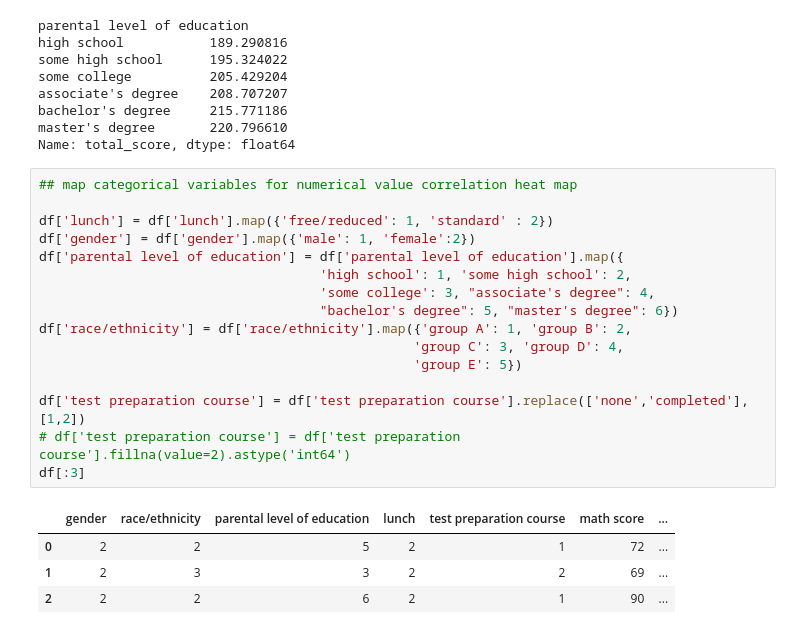
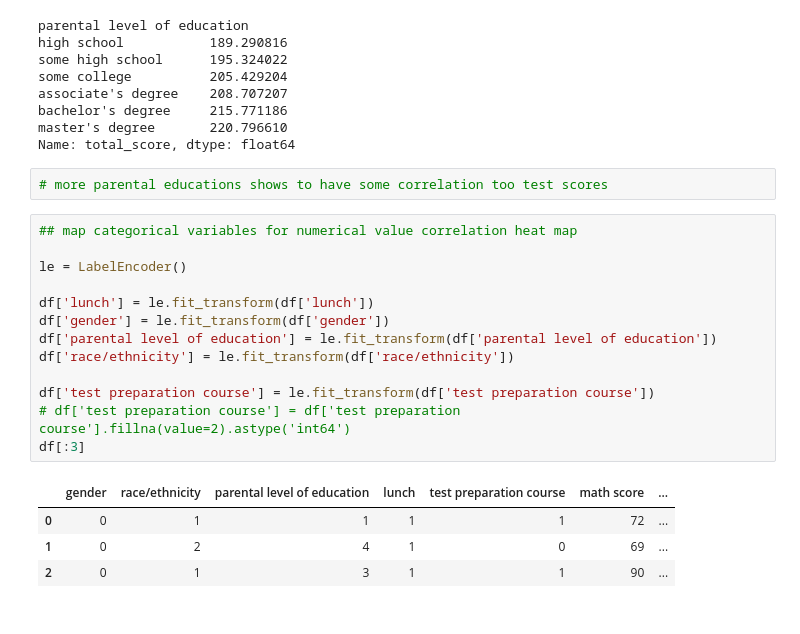
Before and after one commit to misterrustia/Student_performance, a Jupyter notebook: Student_Performance_EDA.ipynb, the cells around one changed output. Saved outputs shown, nothing was run; the diff lists cells and outputs as text.

```diff
--- a/Student_Performance_EDA.ipynb
+++ b/Student_Performance_EDA.ipynb
@@ -142,24 +180,23 @@ associate's degree    208.707207
 bachelor's degree     215.771186
 master's degree       220.796610
 Name: total_score, dtype: float64
+# %%
+# more parental educations shows to have some correlation too test scores
 # %%
 ## map categorical variables for numerical value correlation heat map
 
-df['lunch'] = df['lunch'].map({'free/reduced': 1, 'standard' : 2})
-df['gender'] = df['gender'].map({'male': 1, 'female':2})
-df['parental level of education'] = df['parental level of education'].map({
-                                    'high school': 1, 'some high school': 2,
-                                    'some college': 3, "associate's degree": 4,
-                                    "bachelor's degree": 5, "master's degree": 6})
-df['race/ethnicity'] = df['race/ethnicity'].map({'group A': 1, 'group B': 2,
-                                                'group C': 3, 'group D': 4,
-                                                'group E': 5})
+le = LabelEncoder()
 
-df['test preparation course'] = df['test preparation course'].replace(['none','completed'],[1,2])
+df['lunch'] = le.fit_transform(df['lunch'])
+df['gender'] = le.fit_transform(df['gender'])
+df['parental level of education'] = le.fit_transform(df['parental level of education'])
+df['race/ethnicity'] = le.fit_transform(df['race/ethnicity'])
+
+df['test preparation course'] = le.fit_transform(df['test preparation course'])
 # df['test preparation course'] = df['test preparation course'].fillna(value=2).astype('int64')
 df[:3]
 # %% [output]
 |  | gender | race/ethnicity | parental level of education | lunch | test preparation course | math score | ... |
-| 0 | 2 | 2 | 5 | 2 | 1 | 72 | ... |
-| 1 | 2 | 3 | 3 | 2 | 2 | 69 | ... |
-| 2 | 2 | 2 | 6 | 2 | 1 | 90 | ... |
+| 0 | 0 | 1 | 1 | 1 | 1 | 72 | ... |
+| 1 | 0 | 2 | 4 | 1 | 0 | 69 | ... |
+| 2 | 0 | 1 | 3 | 1 | 1 | 90 | ... |
```
Also changed, not shown: parts of 18 cells of this notebook.
